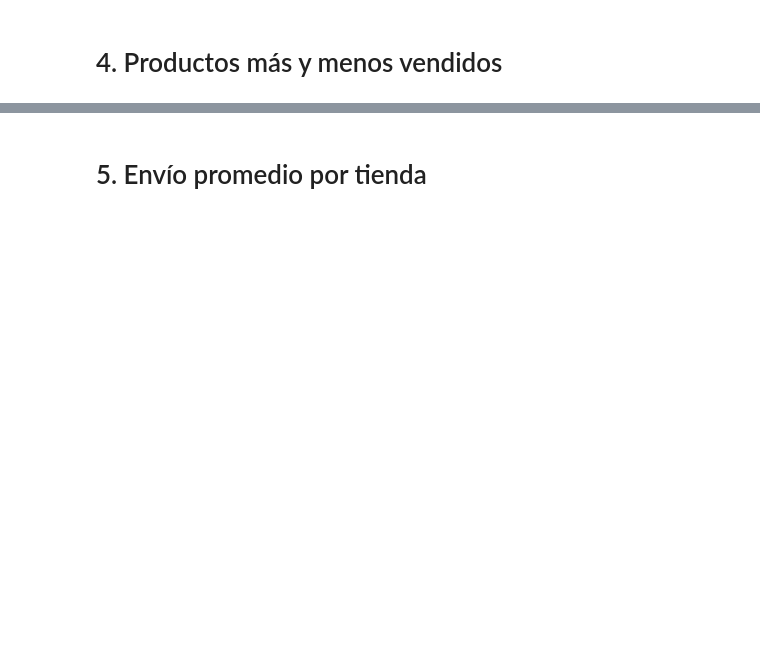
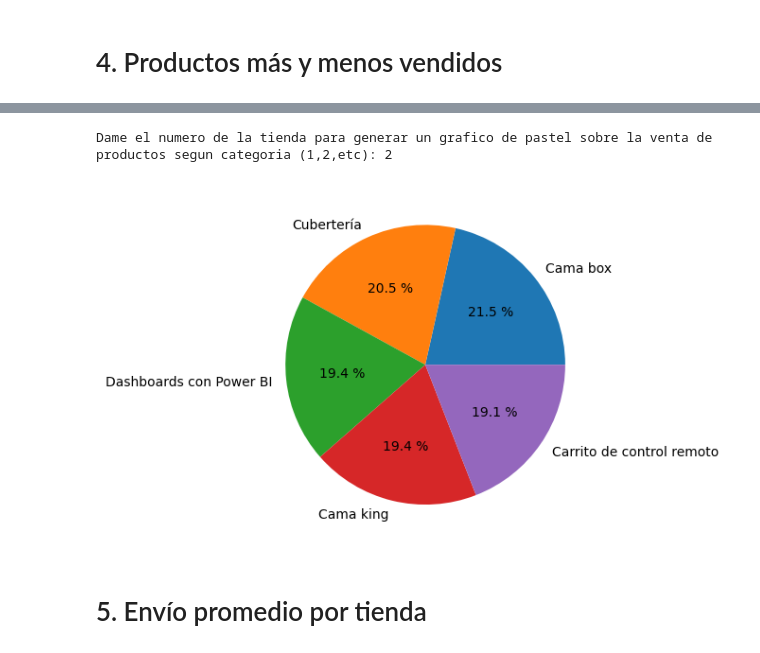
Before and after one commit to RicardoACB/AluraStores, a Jupyter notebook: AluraStoreLatam.ipynb, the cells around one changed output, grey strips where cells are left out. Cells and saved outputs as stored; diff of their text form; code cells hidden in the pictures; blank space fills up the shorter version.

```diff
--- a/AluraStoreLatam.ipynb
+++ b/AluraStoreLatam.ipynb
@@ -117,3 +104,23 @@ El producto mas vendido de la tienda 4 es : Cama box
+# %%
+def mostrarGraficoDeVentas():
+  while(True):
+    conf = 1;
+    _tienda = int(input("Dame el numero de la tienda para generar un grafico de pastel sobre la venta de productos segun categoria (1,2,etc): "))
+    conteo_tiendas = tiendas[_tienda+1]["Producto"].value_counts()
+    conteo_tiendas = conteo_tiendas.reset_index()
+    conteo_tiendas.columns=["Producto", "Cantidad"]
+    conteo_tiendas = conteo_tiendas.head(5)
+    plt.pie(conteo_tiendas.Cantidad, labels=conteo_tiendas.Producto, autopct="%0.1f %%")
+    plt.show()
+
+    conf = int(input("Desea generar otro grafico?(1 para si, 0 para no): "))
+
+    if conf == 0:
+      break
+mostrarGraficoDeVentas()
+# %% [output]
+Dame el numero de la tienda para generar un grafico de pastel sobre la venta de productos segun categoria (1,2,etc): 2
+[figure, added]
 # %% [markdown]
 # 5. Envío promedio por tienda
 # %%
```
Also changed, not shown: parts of 5 cells of this notebook.
